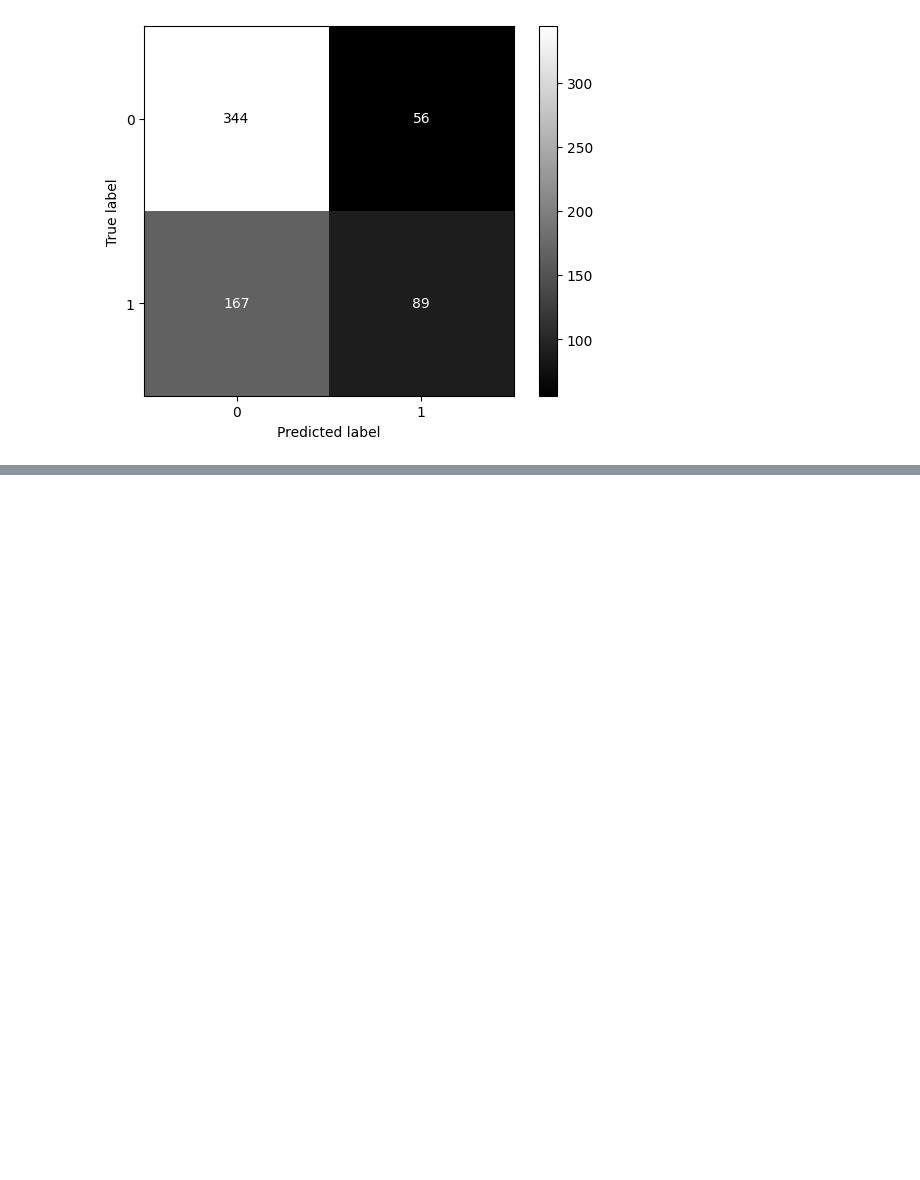
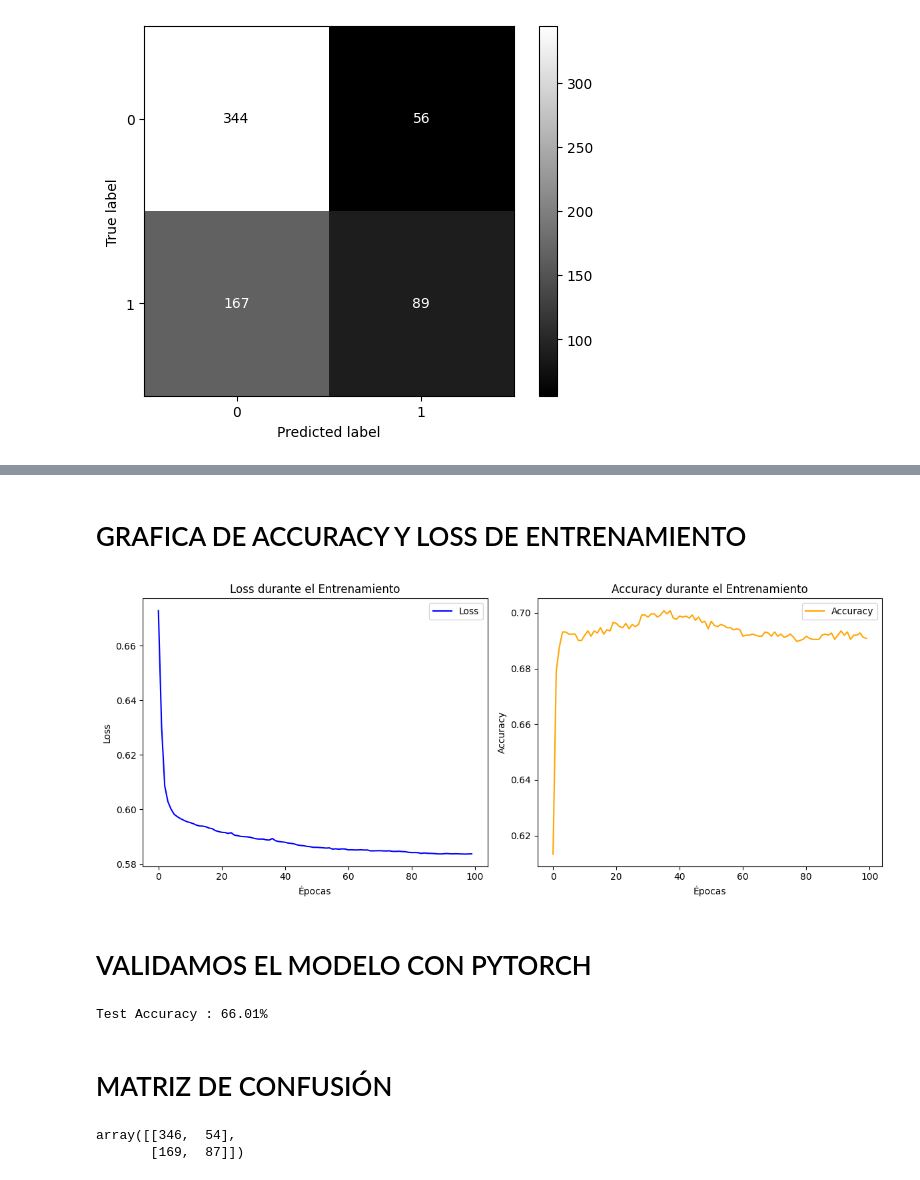
Before and after one commit to 12aptor/data-science-g4, a Jupyter notebook: dia5/3_pytorch_clasificacion_agua.ipynb, the cells around one changed output, grey strips where cells are left out. Drawn from its saved outputs; the diff is of its cells as text; code cells hidden in the pictures; blank space fills up the shorter version.

Commit message:
pytorch agua terminado

```diff
--- a/dia5/3_pytorch_clasificacion_agua.ipynb
+++ b/dia5/3_pytorch_clasificacion_agua.ipynb
@@ -189,0 +198,15 @@ plt.show()
+# %%
+class RNN(nn.Module):
+  def __init__(self):
+    super(RNN,self).__init__()
+    self.entrada = nn.Linear(9,5)
+    self.oculta1 = nn.Linear(5,5)
+    self.salida = nn.Linear(5,1)
+    self.relu = nn.ReLU()
+    self.sigmoid = nn.Sigmoid()
+
+  def forward(self,x):
+    x = self.relu(self.entrada(x))
+    x = self.relu(self.oculta1(x))
+    x = self.sigmoid(self.salida(x))
+    return x
@@ -189,0 +215,4 @@ plt.show()
+# %%
+modelo = RNN()
+criterion = nn.BCELoss()
+optimizer = optim.RMSprop(modelo.parameters(),lr=0.01)
@@ -189,0 +221,3 @@ plt.show()
+# %%
+X_train_tensor = torch.tensor(X_train, dtype=torch.float32)
+y_train_tensor = torch.tensor(y_train, dtype=torch.float32)
@@ -189,0 +291,56 @@ plt.show()
+# %% [markdown]
+# GRAFICA DE ACCURACY Y LOSS DE ENTRENAMIENTO
+# %%
+# Graficar loss y accuracy
+plt.figure(figsize=(12, 5))
+
+# Gráfica de Loss
+plt.subplot(1, 2, 1)
+plt.plot(losses, label='Loss', color='blue')
+plt.title('Loss durante el Entrenamiento')
+plt.xlabel('Épocas')
+plt.ylabel('Loss')
+plt.legend()
+
+# Gráfica de Accuracy
+plt.subplot(1, 2, 2)
+plt.plot(accuracies, label='Accuracy', color='orange')
+plt.title('Accuracy durante el Entrenamiento')
+plt.xlabel('Épocas')
+plt.ylabel('Accuracy')
+plt.legend()
+
+plt.tight_layout()
+plt.show()
+# %% [output]
+[figure, added]
+# %% [markdown]
+# VALIDAMOS EL MODELO CON PYTORCH
+# %%
+#evaluamos el modelo en el conjunto de entrenamiento
+modelo.eval()
+with torch.no_grad():
+  X_test_tensor = torch.tensor(X_test,dtype=torch.float32)
+  y_test_tensor = torch.tensor(y_test,dtype=torch.float32).unsqueeze(1)
+
+  test_outputs = modelo(X_test_tensor)
+  predicted_test = (test_outputs > 0.5).float()
+  correct_test = (predicted_test.eq(y_test_tensor)).sum().item()
+  accuracy_test = correct_test / len(y_test_tensor)
+
+print(f'Test Accuracy : {accuracy_test * 100:.2f}%')
+# %% [output]
+Test Accuracy : 66.01%
+# %% [markdown]
+# MATRIZ DE CONFUSIÓN
+# %%
+from sklearn.metrics import accuracy_score,confusion_matrix,ConfusionMatrixDisplay
+# Crear la matriz de confusión
+y_test_labels = y_test_tensor.numpy()  # Convertir a numpy para sklearn
+predicted_labels = predicted_test.numpy()  # Convertir a numpy para sklearn
+
+cm = confusion_matrix(y_test_labels, predicted_labels)
+cm
+# %% [output]
+array([[346,  54],
+       [169,  87]])
```
Also changed, not shown: parts of 10 cells of this notebook.
